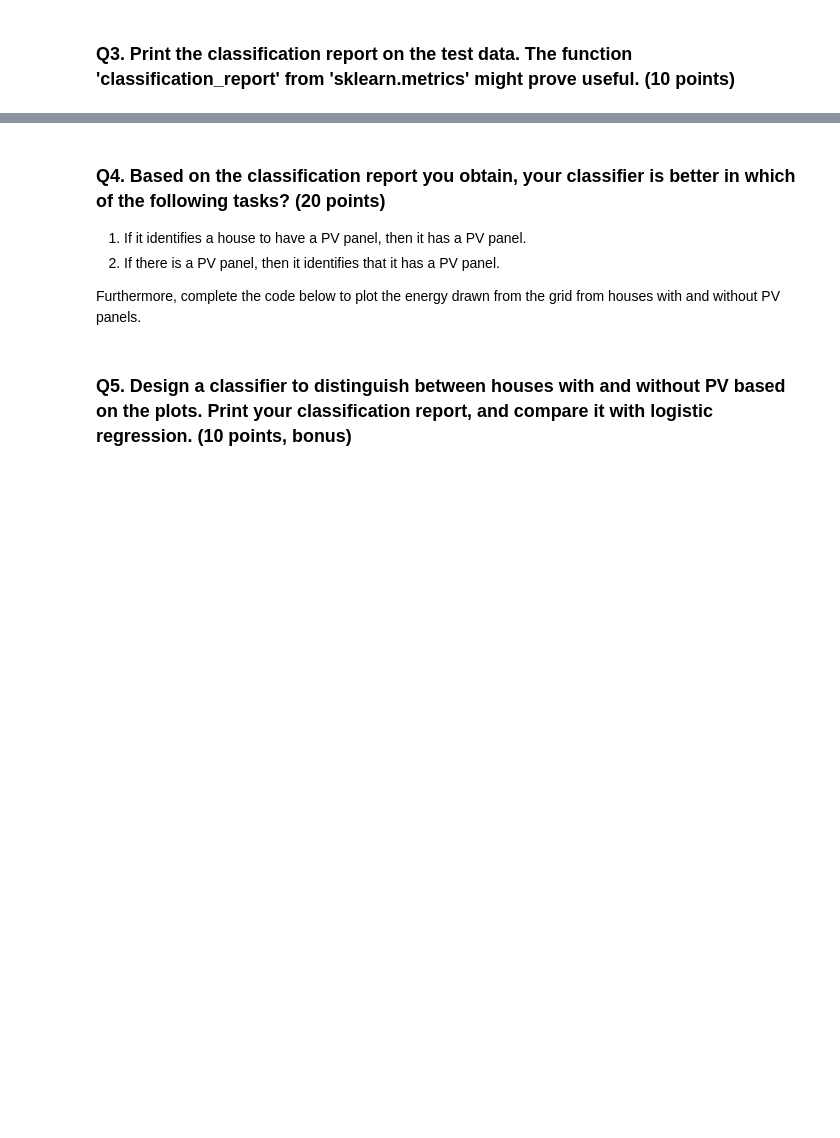
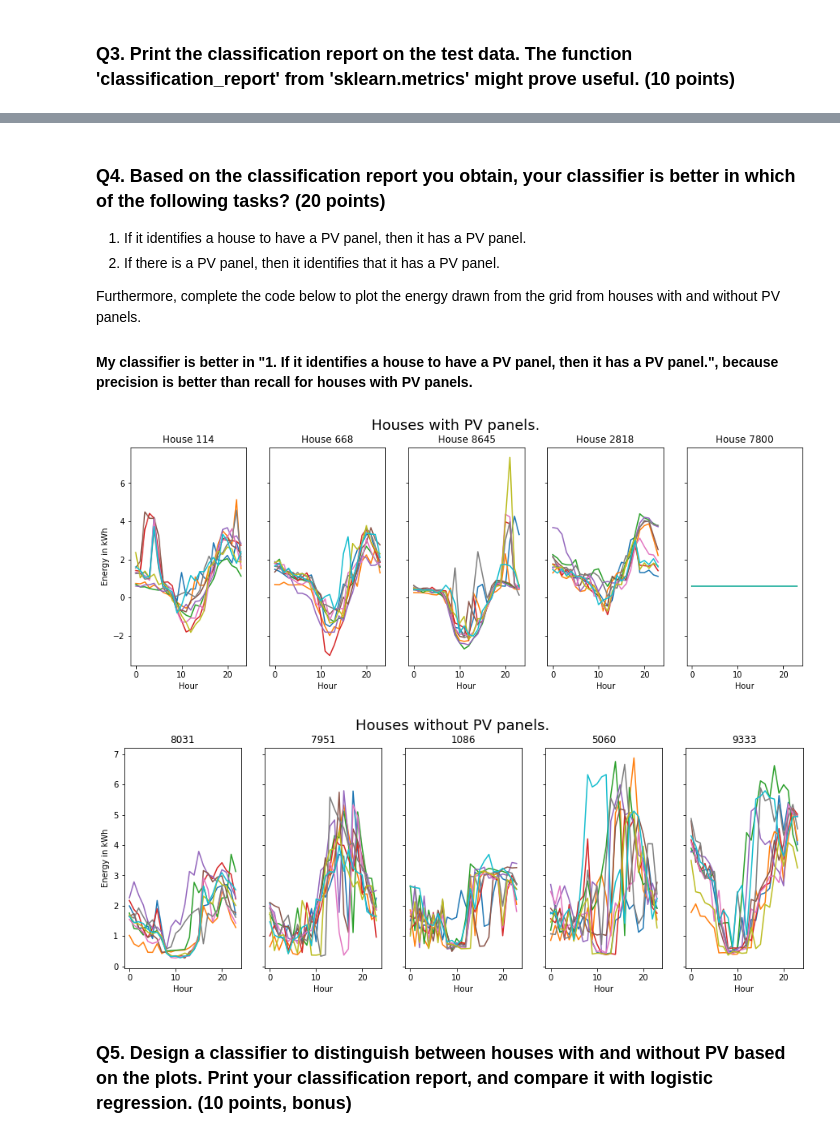
Before and after one commit to samuel95207/2021-FA-UIUC-ECE365-Data-Science-and-Engineering, a Jupyter notebook: Part2/Lab4/Understand customer data-Students.ipynb, the cells around one changed output, grey strips where cells are left out. Saved outputs shown, nothing was run; the diff lists cells and outputs as text; code cells hidden in the pictures; blank space fills up the shorter version.

```diff
--- a/Part2/Lab4/Understand customer data-Students.ipynb
+++ b/Part2/Lab4/Understand customer data-Students.ipynb
@@ -232,39 +275,47 @@ print("Accuracy of logistic regression on test data = %.2f percent." % (test_acc
 2. If there is a PV panel, then it identifies that it has a PV panel.
 
 Furthermore, complete the code below to plot the energy drawn from the grid from houses with and without PV panels.
+
+
+#### My classifier is better in "1. If it identifies a house to have a PV panel, then it has a PV panel.", because precision is better than recall for houses with PV panels.
 # %%
 # Plot energy drawn from grid for houses with PV's.
 house_id_pv = random.sample(list(dfData_houses.loc[dfData_houses['pv'] == 1].index.values), 5)
 
 fig, axs = plt.subplots(1, 5, sharey=True, figsize=(15,5))
 
 for tt, house_id in enumerate(house_id_pv):
     for day in days_data:
         # Enter code here
+        axs[tt].plot(energy_day(house_id, day, 'grid'))
         axs[tt].set_title("House " + str(house_id))
 fig.suptitle('Houses with PV panels.', fontsize=18)
 
 for ax in axs.flat:
     ax.set(xlabel='Hour', ylabel='Energy in kWh')
 for ax in axs.flat:
     ax.label_outer()
 
 house_id_not_pv = random.sample(list(dfData_houses.loc[dfData_houses['pv'] == 0].index.values), 5)
 
 fig, axs = plt.subplots(1, 5, sharey=True, figsize=(15,5))
 axs = axs.ravel()
 
 for tt, house_id in enumerate(house_id_not_pv):
     for day in days_data:
-    # Enter code here
-    axs[tt].set_title(house_id)
+    # Enter code her
+        axs[tt].plot(energy_day(house_id, day, 'grid'))
+        axs[tt].set_title(house_id)
 
 fig.suptitle('Houses without PV panels.', fontsize=18)
 
 for ax in axs.flat:
     ax.set(xlabel='Hour', ylabel='Energy in kWh')
 for ax in axs.flat:
     ax.label_outer()
+# %% [output]
+[figure, added]
+[figure, added]
 # %% [markdown]
 ### Q5. Design a classifier to distinguish between houses with and without PV based on the plots. Print your classification report, and compare it with logistic regression. (10 points, bonus)
 # %%
```
Also changed, not shown: parts of 13 cells of this notebook.
